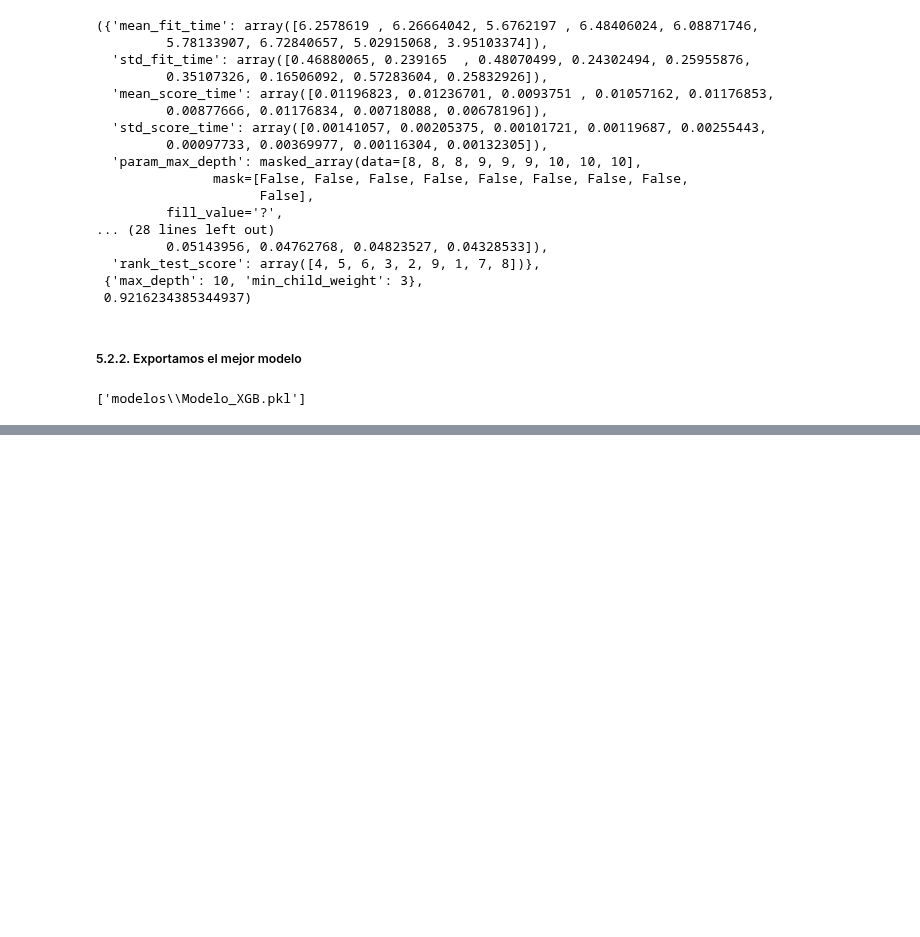
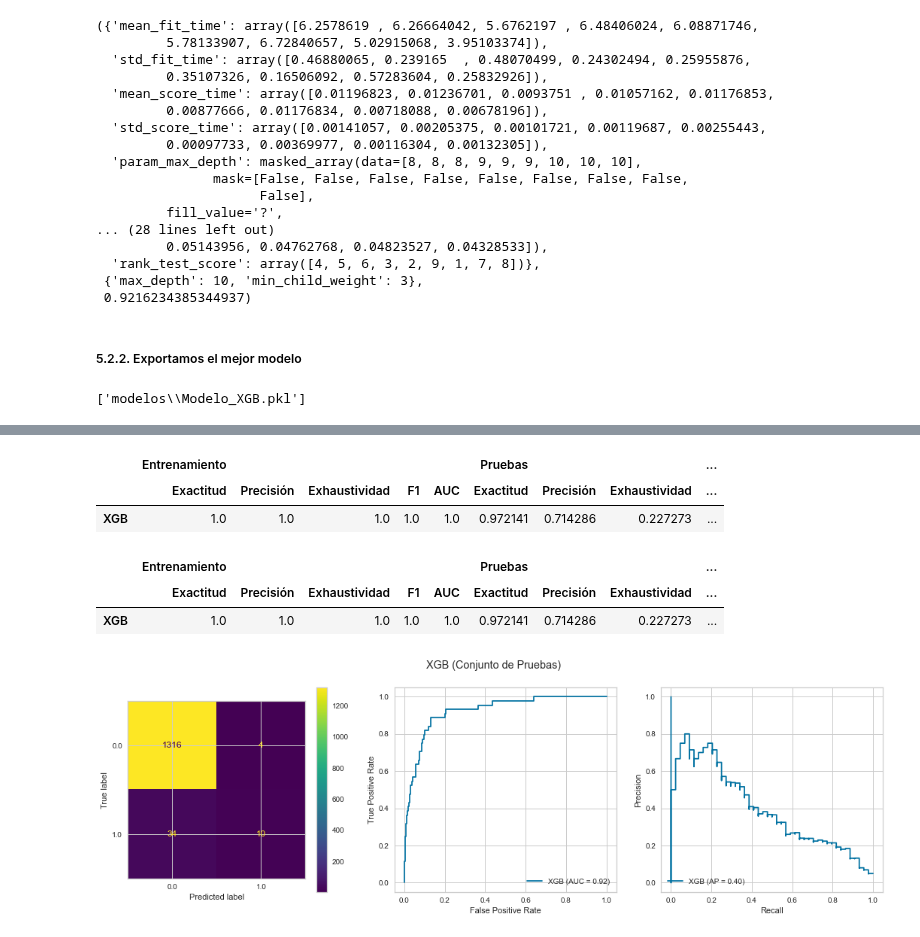
Before and after one commit to Project-ML-PUCP/BankruptcyTaiwan, a Jupyter notebook: 03. Codigo/03.4. Modeling - XGB.ipynb, the cells around one changed output, grey strips where cells are left out. Saved outputs shown, nothing was run; the diff lists cells and outputs as text; code cells hidden in the pictures; blank space fills up the shorter version.

```diff
--- a/03. Codigo/03.4. Modeling - XGB.ipynb
+++ b/03. Codigo/03.4. Modeling - XGB.ipynb
@@ -433,4 +433,4 @@ joblib.dump(model_XGB, os.path.join('modelos','Modelo_XGB.pkl'))
 ['modelos\\Modelo_XGB.pkl']
 # %%
 # Cargamos el mejor modelo, entrenado y optimizado
-model_XGB = joblib.load(os.path.join('modelos','Modelo_XGB.pkl'))
+model_XGB_imp = joblib.load(os.path.join('modelos','Modelo_XGB.pkl'))
@@ -448,0 +449,26 @@ XGBClassifier(base_score=0.5, booster='gbtree', colsample_bylevel=1,
+# %%
+# Modelamiento de la data usando un diccionario de datasets y modelos
+def perform_data_evaluation(modelos, imputed_df):
+    # to show table
+    resultados = {}
+
+    # hacemos la division del dataframe en variables y etiquetas
+    X = dataset_normalizado.drop('flag', axis = 1)
+    y = dataset_normalizado.flag
+
+    # Dividimos la data en test y train
+    X_train, X_test, y_train, y_test = train_test_split(X,
+                                                    y,
+                                                    stratify = y,
+                                                    test_size = 0.2,
+                                                    random_state = 1)
+    # Iteramos sobre los clasificadores
+    for model_name, clf in modelos.items():
+
+        # actualiza resultados
+        save_and_show_resultados(model_name, clf, resultados, X_train, X_test, y_train, y_test)
+
+    # presentamos la tabla resumen
+    tabla_results = tabla_resultados(resultados)
+
+    return tabla_results
@@ -448,0 +486,13 @@ XGBClassifier(base_score=0.5, booster='gbtree', colsample_bylevel=1,
+# %%
+from collections import OrderedDict
+models_dictionary2 = OrderedDict()
+models_dictionary2['XGB'] = model_XGB_imp
+metricas = perform_data_evaluation(models_dictionary2, dataset_normalizado)
+# %% [output]
+|  | Entrenamiento |  |  |  |  | Pruebas |  |  | ... |
+|  | Exactitud | Precisión | Exhaustividad | F1 | AUC | Exactitud | Precisión | Exhaustividad | ... |
+| XGB | 1.0 | 1.0 | 1.0 | 1.0 | 1.0 | 0.972141 | 0.714286 | 0.227273 | ... |
+|  | Entrenamiento |  |  |  |  | Pruebas |  |  | ... |
+|  | Exactitud | Precisión | Exhaustividad | F1 | AUC | Exactitud | Precisión | Exhaustividad | ... |
+| XGB | 1.0 | 1.0 | 1.0 | 1.0 | 1.0 | 0.972141 | 0.714286 | 0.227273 | ... |
+[figure, added]
```
Also changed, not shown: parts of 5 cells of this notebook, 1 other file.
